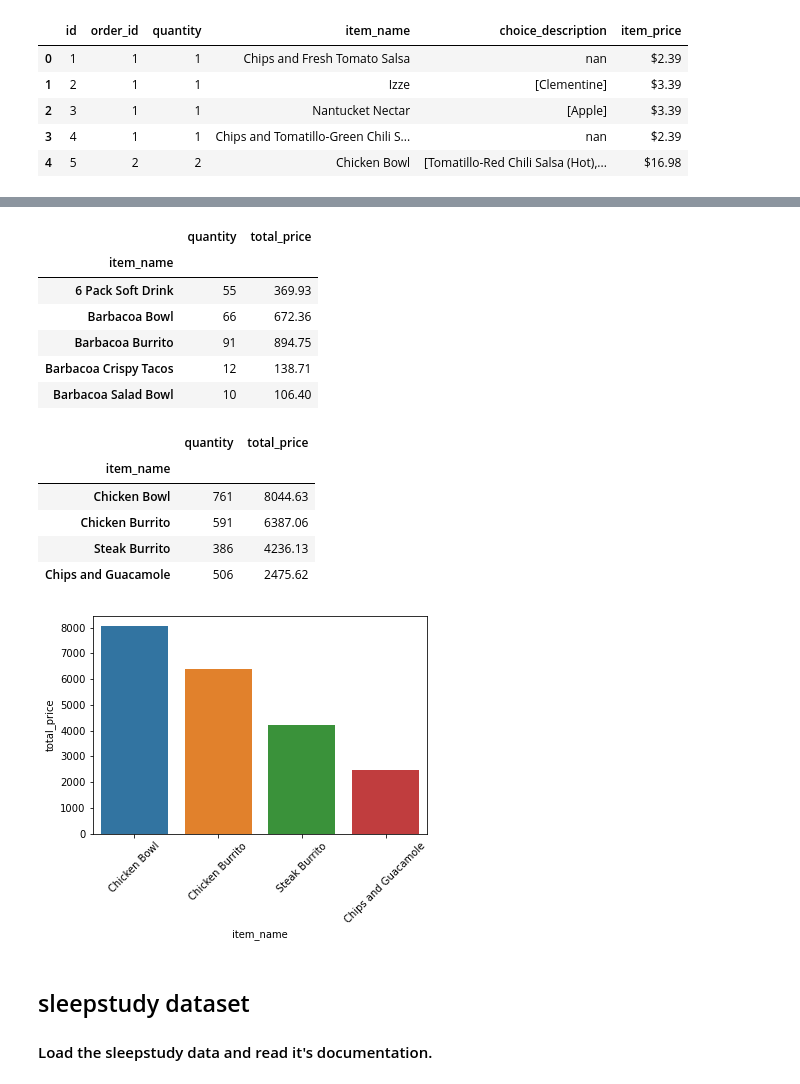
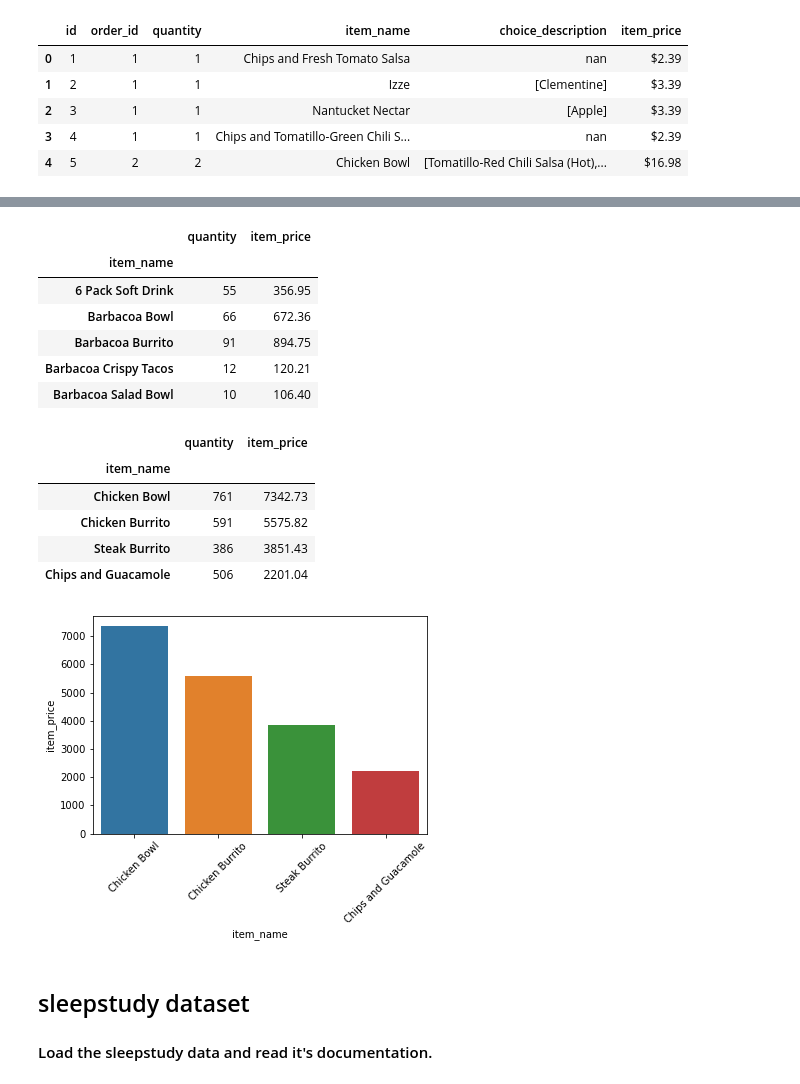
Before and after one commit to bensmith07/numpy-pandas-visualization-exercises, a Jupyter notebook: seaborn_exercises.ipynb, the cells around one changed output, grey strips where cells are left out. Saved outputs shown, nothing was run; the diff lists cells and outputs as text; code cells hidden in the pictures.

```diff
--- a/seaborn_exercises.ipynb
+++ b/seaborn_exercises.ipynb
@@ -281,7 +281,3 @@ orders.head()
 # %%
 # convert item_price from string to float
 orders['item_price'] = orders.item_price.str.replace('$', '').astype('float')
-# %%
-# new column by multiplying item quantity by item price
-orders['total_price'] = orders.item_price * orders.quantity
-orders.head()
@@ -295,33 +284,33 @@ orders.head()
 # %%
 # group data by item name, sum quantity and sum price
-orders_byitem = orders.groupby('item_name')[['quantity', 'total_price']].sum()
+orders_byitem = orders.groupby('item_name')[['quantity', 'item_price']].sum()
 orders_byitem.head()
 # %% [output]
-|  | quantity | total_price |
+|  | quantity | item_price |
 | item_name |  |  |
-| 6 Pack Soft Drink | 55 | 369.93 |
+| 6 Pack Soft Drink | 55 | 356.95 |
 | Barbacoa Bowl | 66 | 672.36 |
 | Barbacoa Burrito | 91 | 894.75 |
-| Barbacoa Crispy Tacos | 12 | 138.71 |
+| Barbacoa Crispy Tacos | 12 | 120.21 |
 | Barbacoa Salad Bowl | 10 | 106.40 |
 # %%
 # get the four most popular items by quantity sold
-popular_items = orders_byitem.nlargest(n=4, columns='quantity', keep='all').sort_values('total_price', ascending=False)
+popular_items = orders_byitem.nlargest(n=4, columns='quantity', keep='all').sort_values('item_price', ascending=False)
 popular_items
 # %% [output]
-|  | quantity | total_price |
+|  | quantity | item_price |
 | item_name |  |  |
-| Chicken Bowl | 761 | 8044.63 |
-| Chicken Burrito | 591 | 6387.06 |
-| Steak Burrito | 386 | 4236.13 |
-| Chips and Guacamole | 506 | 2475.62 |
+| Chicken Bowl | 761 | 7342.73 |
+| Chicken Burrito | 591 | 5575.82 |
+| Steak Burrito | 386 | 3851.43 |
+| Chips and Guacamole | 506 | 2201.04 |
 # %%
 # plot the data
-sns.barplot(x=popular_items.index, y='total_price', data=popular_items)
+sns.barplot(x=popular_items.index, y='item_price', data=popular_items)
 plt.xticks(rotation=45)
 plt.show()
 # %% [output]
-[figure, old version]
+[figure, new version]
 # %% [markdown]
 ## sleepstudy dataset
 #### Load the sleepstudy data and read it's documentation.
```
Also changed, not shown: parts of 4 cells of this notebook, 2 other files.
